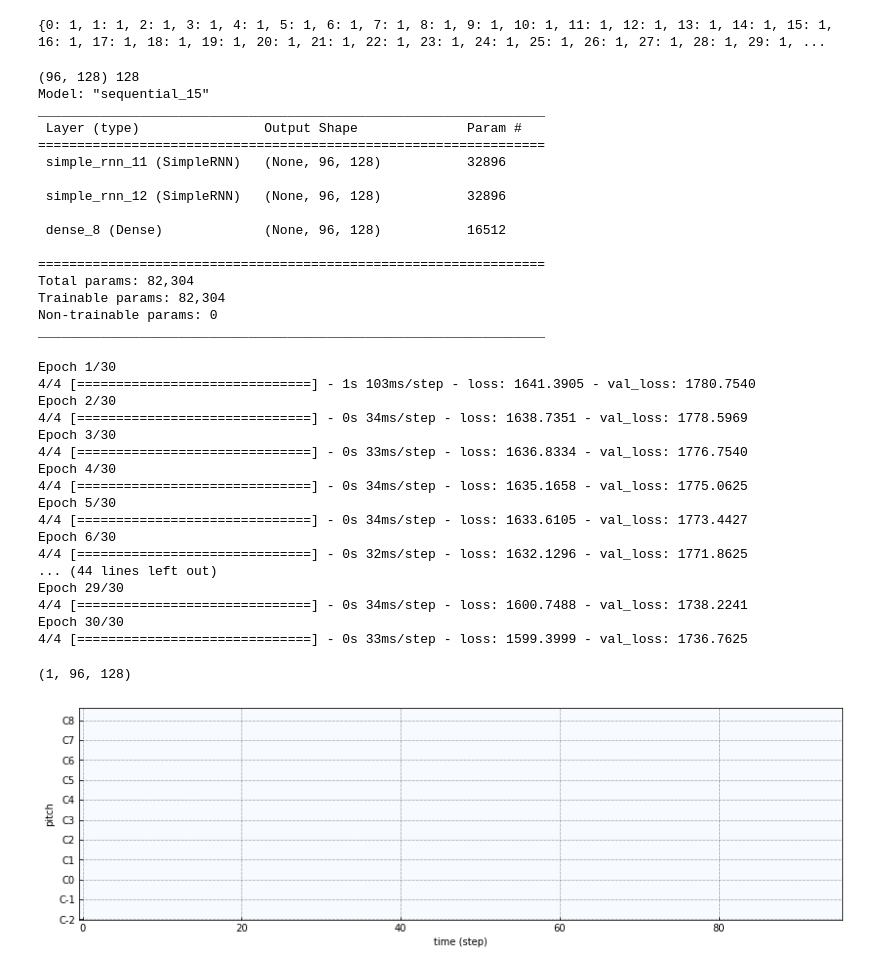
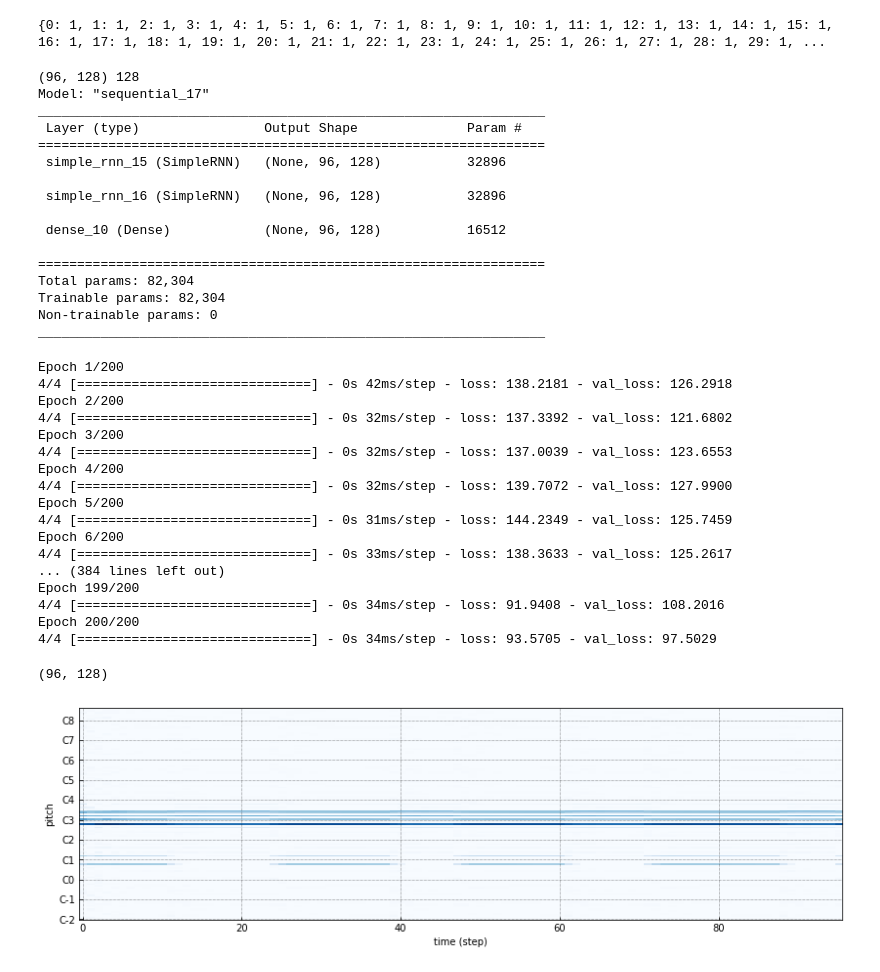
Before and after one commit to UlyssePiediscalzi/music-generator, a Jupyter notebook: notebooks/Model.ipynb, the cells around one changed output. Saved outputs shown, nothing was run; the diff lists cells and outputs as text; code cells hidden in the pictures.

Commit message:
feat: add first model working

```diff
--- a/notebooks/Model.ipynb
+++ b/notebooks/Model.ipynb
@@ -52,25 +57,25 @@ def init_model(X, y):
     output_shape = y[0].shape[1]
     print (input_shape, output_shape)
     model = models.Sequential()
-    model.add(layers.SimpleRNN(128, return_sequences=True, activation='softmax', input_shape=input_shape))
-    model.add(layers.SimpleRNN(128, return_sequences=True, activation='softmax'))
-    model.add(layers.Dense(128, activation='softmax'))
-    model.compile(loss='categorical_crossentropy', optimizer=RMSprop(learning_rate=0.0003))
+    model.add(layers.SimpleRNN(128, return_sequences=True, activation='relu', input_shape=input_shape))
+    model.add(layers.SimpleRNN(128, return_sequences=True, activation='relu'))
+    model.add(layers.Dense(128, activation='linear'))
+    model.compile(loss='mse', optimizer=RMSprop(learning_rate=0.001))
     return model
 
 model = init_model(X, y)
 model.summary()
 # %% [output]
 (96, 128) 128
-Model: "sequential_15"
+Model: "sequential_17"
 _________________________________________________________________
  Layer (type)                Output Shape              Param #
 =================================================================
- simple_rnn_11 (SimpleRNN)   (None, 96, 128)           32896
+ simple_rnn_15 (SimpleRNN)   (None, 96, 128)           32896
 
- simple_rnn_12 (SimpleRNN)   (None, 96, 128)           32896
+ simple_rnn_16 (SimpleRNN)   (None, 96, 128)           32896
 
- dense_8 (Dense)             (None, 96, 128)           16512
+ dense_10 (Dense)            (None, 96, 128)           16512
 
 =================================================================
 Total params: 82,304
@@ -78,33 +83,33 @@ Trainable params: 82,304
 Non-trainable params: 0
 _________________________________________________________________
 # %%
-history = model.fit(X, y, validation_split=0.2, epochs=30, batch_size=16)
+history = model.fit(X, y, validation_split=0.2, epochs=200, batch_size=16)
 # %% [output]
-Epoch 1/30
-4/4 [==============================] - 1s 103ms/step - loss: 1641.3905 - val_loss: 1780.7540
-Epoch 2/30
-4/4 [==============================] - 0s 34ms/step - loss: 1638.7351 - val_loss: 1778.5969
-Epoch 3/30
-4/4 [==============================] - 0s 33ms/step - loss: 1636.8334 - val_loss: 1776.7540
-Epoch 4/30
-4/4 [==============================] - 0s 34ms/step - loss: 1635.1658 - val_loss: 1775.0625
-Epoch 5/30
-4/4 [==============================] - 0s 34ms/step - loss: 1633.6105 - val_loss: 1773.4427
-Epoch 6/30
-4/4 [==============================] - 0s 32ms/step - loss: 1632.1296 - val_loss: 1771.8625
-... (44 lines left out)
-Epoch 29/30
-4/4 [==============================] - 0s 34ms/step - loss: 1600.7488 - val_loss: 1738.2241
-Epoch 30/30
-4/4 [==============================] - 0s 33ms/step - loss: 1599.3999 - val_loss: 1736.7625
+Epoch 1/200
+4/4 [==============================] - 0s 42ms/step - loss: 138.2181 - val_loss: 126.2918
+Epoch 2/200
+4/4 [==============================] - 0s 32ms/step - loss: 137.3392 - val_loss: 121.6802
+Epoch 3/200
+4/4 [==============================] - 0s 32ms/step - loss: 137.0039 - val_loss: 123.6553
+Epoch 4/200
+4/4 [==============================] - 0s 32ms/step - loss: 139.7072 - val_loss: 127.9900
+Epoch 5/200
+4/4 [==============================] - 0s 31ms/step - loss: 144.2349 - val_loss: 125.7459
+Epoch 6/200
+4/4 [==============================] - 0s 33ms/step - loss: 138.3633 - val_loss: 125.2617
+... (384 lines left out)
+Epoch 199/200
+4/4 [==============================] - 0s 34ms/step - loss: 91.9408 - val_loss: 108.2016
+Epoch 200/200
+4/4 [==============================] - 0s 34ms/step - loss: 93.5705 - val_loss: 97.5029
-# %%
-X[0].reshape(1, 96, 128).shape
-# %% [output]
-(1, 96, 128)
 # %%
-pred = model.predict(X[0].reshape(1, 96, 128))
+pred = model.predict(X[0:10])
+pred.astype(np.uint8)
+pred[0].shape
+# %% [output]
+(96, 128)
 # %%
 fig, ax = plt.subplots(figsize=(14,4))
-pypianoroll.plot_pianoroll(ax=ax, pianoroll=pred[0]);
+pypianoroll.plot_pianoroll(ax=ax, pianoroll=pred[1]);
 # %% [output]
-[figure, old version]
+[figure, new version]
```
Also changed, not shown: parts of 2 cells of this notebook.
